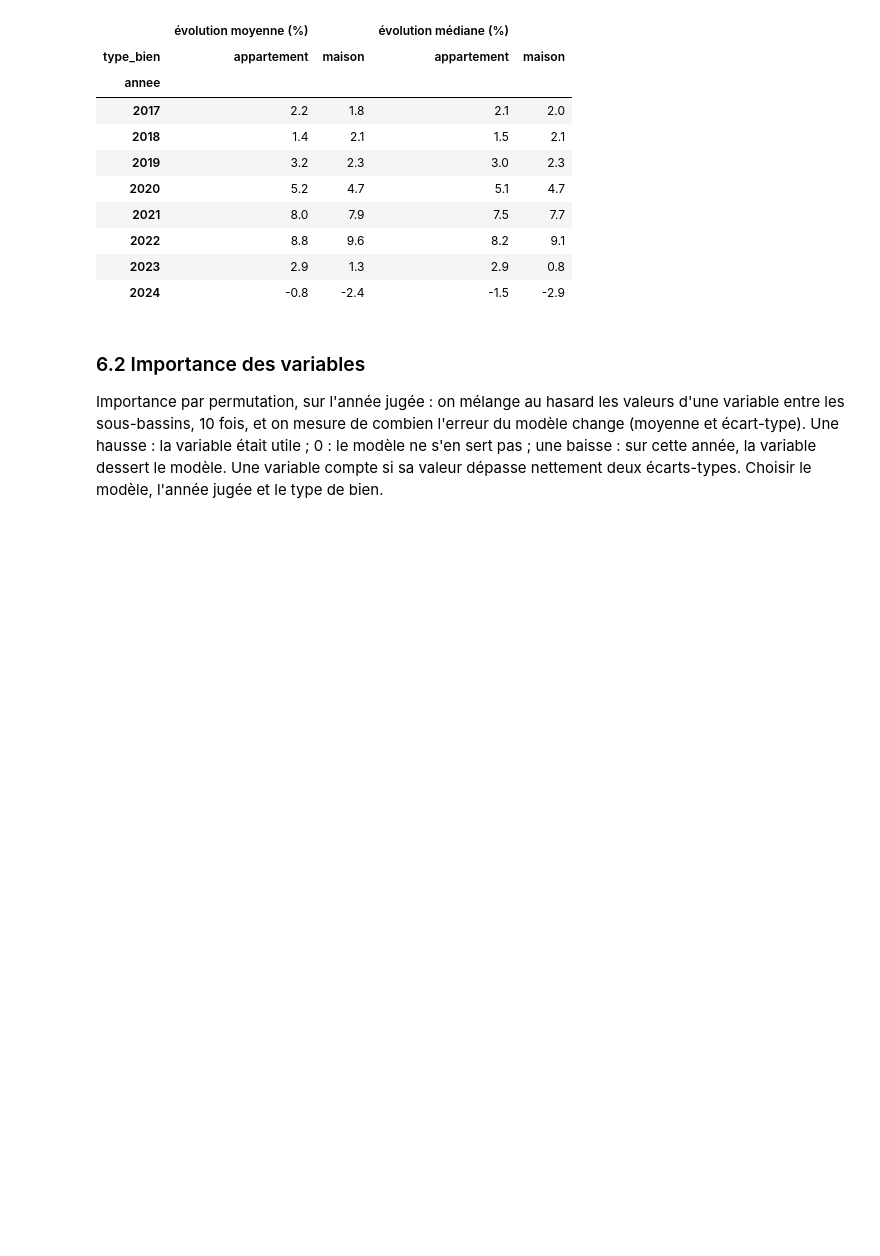
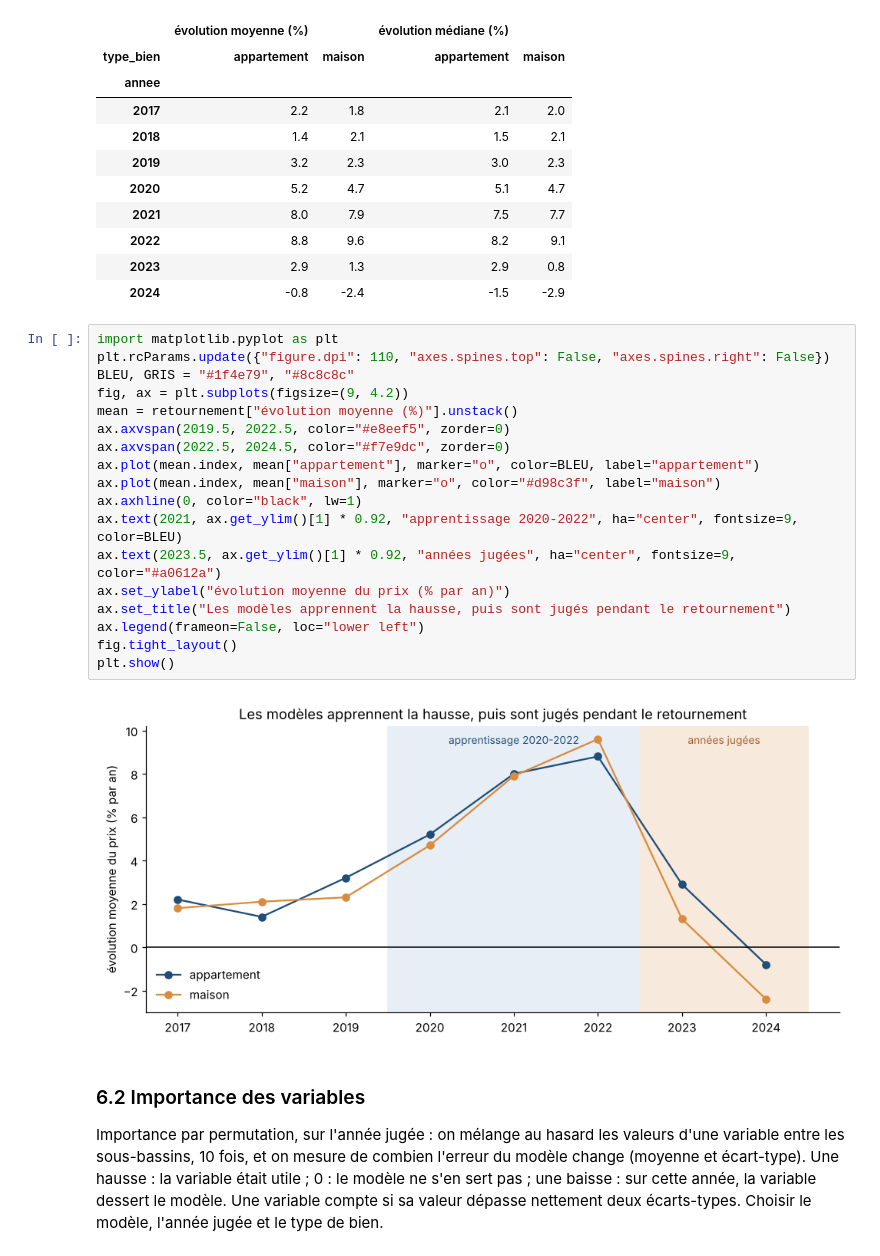
Before and after one commit to cecile-learns/projet_compagnon, a Jupyter notebook: 03_modelisation/H3_globale.ipynb, the cells around one changed output. Cells and saved outputs as stored; diff of their text form; blank space fills up the shorter version.

```diff
--- a/03_modelisation/H3_globale.ipynb
+++ b/03_modelisation/H3_globale.ipynb
@@ -662,6 +722,26 @@ retournement.unstack()
 | 2022 | 8.8 | 9.6 | 8.2 | 9.1 |
 | 2023 | 2.9 | 1.3 | 2.9 | 0.8 |
 | 2024 | -0.8 | -2.4 | -1.5 | -2.9 |
+# %%
+import matplotlib.pyplot as plt
+plt.rcParams.update({"figure.dpi": 110, "axes.spines.top": False, "axes.spines.right": False})
+BLEU, GRIS = "#1f4e79", "#8c8c8c"
+fig, ax = plt.subplots(figsize=(9, 4.2))
+mean = retournement["évolution moyenne (%)"].unstack()
+ax.axvspan(2019.5, 2022.5, color="#e8eef5", zorder=0)
+ax.axvspan(2022.5, 2024.5, color="#f7e9dc", zorder=0)
+ax.plot(mean.index, mean["appartement"], marker="o", color=BLEU, label="appartement")
+ax.plot(mean.index, mean["maison"], marker="o", color="#d98c3f", label="maison")
+ax.axhline(0, color="black", lw=1)
+ax.text(2021, ax.get_ylim()[1] * 0.92, "apprentissage 2020-2022", ha="center", fontsize=9, color=BLEU)
+ax.text(2023.5, ax.get_ylim()[1] * 0.92, "années jugées", ha="center", fontsize=9, color="#a0612a")
+ax.set_ylabel("évolution moyenne du prix (% par an)")
+ax.set_title("Les modèles apprennent la hausse, puis sont jugés pendant le retournement")
+ax.legend(frameon=False, loc="lower left")
+fig.tight_layout()
+plt.show()
+# %% [output]
+[figure, added]
 # %% [markdown]
 ### 6.2 Importance des variables
 Importance par permutation, sur l'année jugée : on mélange au hasard les valeurs d'une variable entre les sous-bassins, 10 fois, et on mesure de combien l'erreur du modèle change (moyenne et écart-type). Une hausse : la variable était utile ; 0 : le modèle ne s'en sert pas ; une baisse : sur cette année, la variable dessert le modèle. Une variable compte si sa valeur dépasse nettement deux écarts-types. Choisir le modèle, l'année jugée et le type de bien.
```
Also changed, not shown: parts of 20 cells of this notebook, 1 other file.
